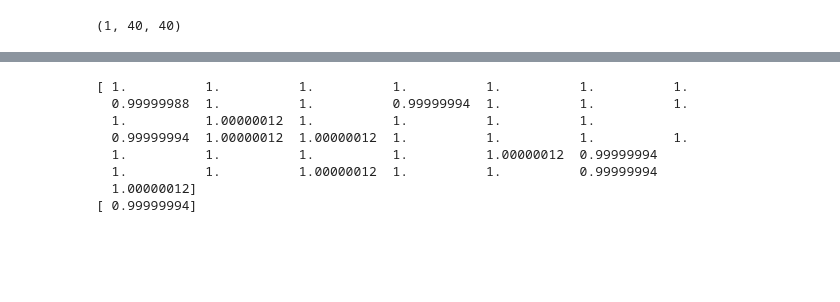
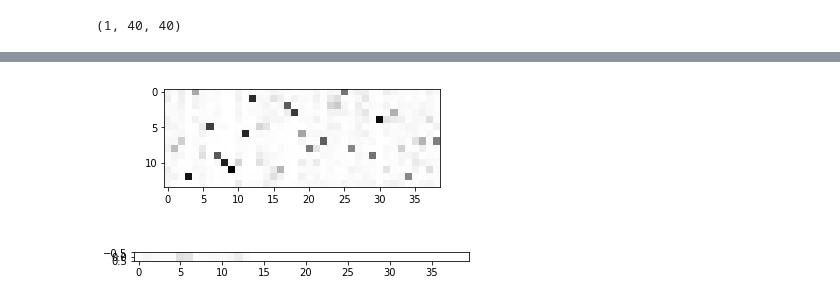
Before and after one commit to rajananaga/qaNetworks, a Jupyter notebook: visualize.ipynb, the cells around one changed output, grey strips where cells are left out. Cells and saved outputs as stored; diff of their text form; code cells hidden in the pictures; blank space fills up the shorter version.

```diff
--- a/visualize.ipynb
+++ b/visualize.ipynb
@@ -85,13 +111,30 @@ print(np.argmax(a[0]))
+# %%
+ax1 = plt.subplot2grid((2, 5), (0, 0), colspan = 5)
+ax2 = plt.subplot2grid((2, 5), (1, 0), colspan = 5)
+#f, axarr = plt.subplots(2, sharex=True, gridspec_kw = {'height_ratios':[len(question_words), 1]}, figsize=((40/31)*9, 9))
+
+ax1.imshow(heat_map, vmin=0, vmax=1., cmap = cmap)
+#axarr[0].xticks(, , )
+#axarr[0].yticks(, )
+
+plt.setp(axarr[0], xticks=[], xticklabels=[],
+        yticks=np.arange(len(question_words)), yticklabels = question_words)
+#for tick in axarr[0].get_xticklabels():
+#        tick.set_rotation(90)
+
+
+ax2.imshow(a[0], vmin=0, vmax=1., cmap = cmap)
+#axarr[1].xticks(np.arange(len(question_words)), question_words, rotation='vertical')
+#axarr[1].yticks([])
+
+plt.setp(axarr[1], xticks=np.arange(len(question_words)), xticklabels=question_words,
+        yticks=[], yticklabels = [])
+for tick in axarr[1].get_xticklabels():
+        tick.set_rotation(90)
+plt.show()
+# %% [output]
+[figure, added]
 # %%
 print(np.sum(A[0], axis = 1))
 #print(a[0])
-print(np.sum(a[0], axis = 1))
+print(np.sum(a[0, 0, :]))
-# %% [output]
-[ 1.          1.          1.          1.          1.          1.          1.
-  0.99999988  1.          1.          0.99999994  1.          1.          1.
-  1.          1.00000012  1.          1.          1.          1.
-  0.99999994  1.00000012  1.00000012  1.          1.          1.          1.
-  1.          1.          1.          1.          1.00000012  0.99999994
-  1.          1.          1.00000012  1.          1.          0.99999994
-  1.00000012]
-[ 0.99999994]
```
Also changed, not shown: parts of 4 cells of this notebook, 8 other files.
